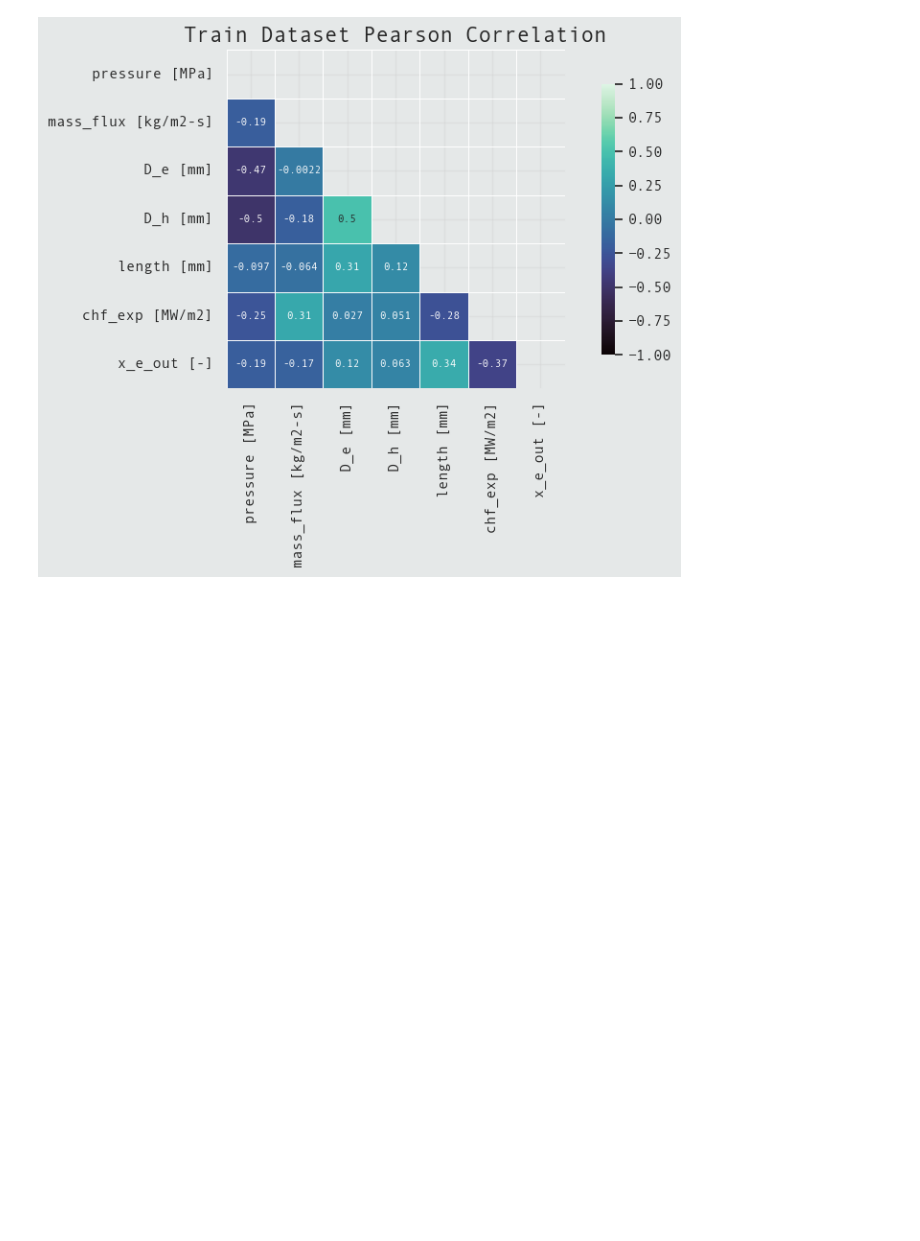
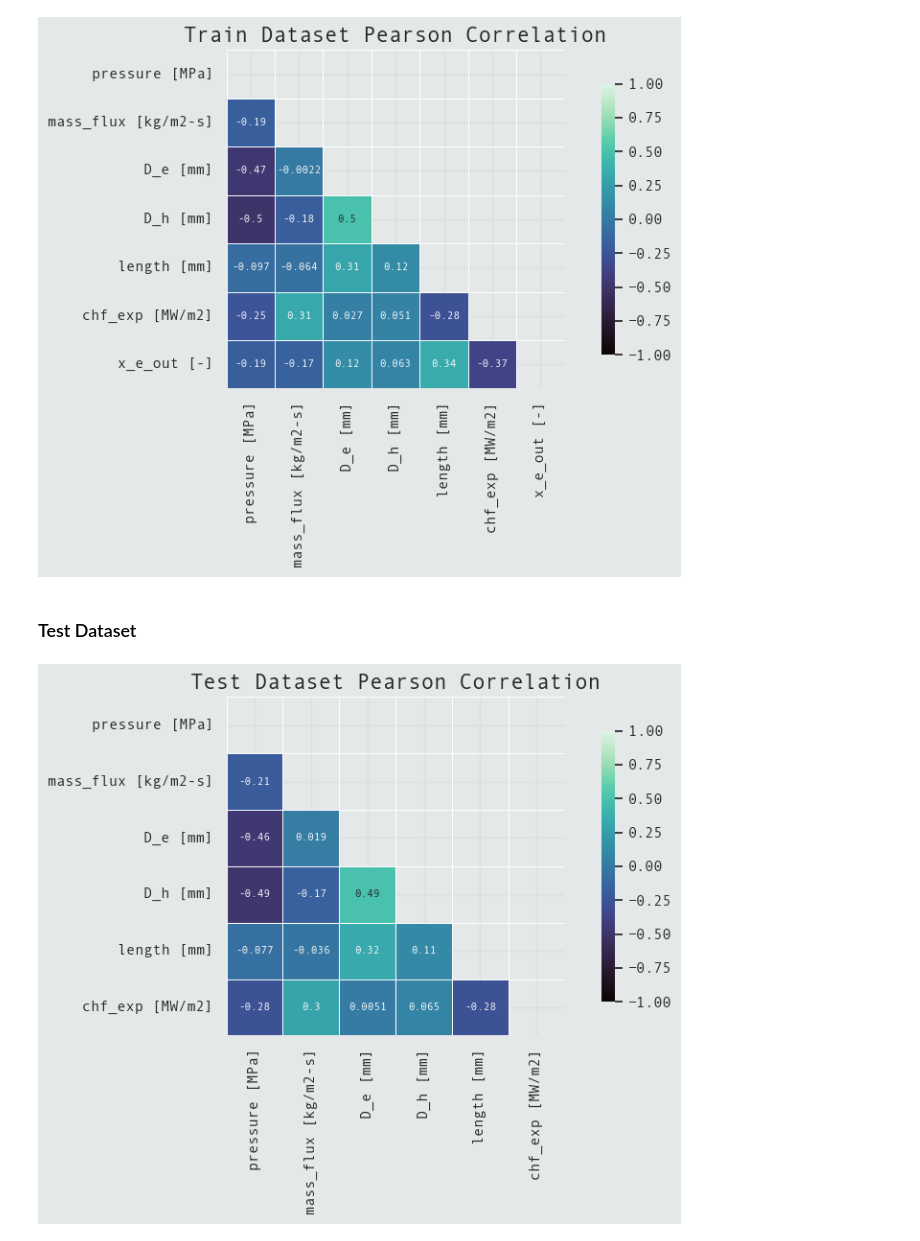
Before and after one commit to Volscente/kaggle_tps, a Jupyter notebook: notebooks/S3E15/heat_flux_feature_imputation.ipynb, the cells around one changed output. Drawn from its saved outputs; the diff is of its cells as text; code cells hidden in the pictures; blank space fills up the shorter version.

```diff
--- a/notebooks/S3E15/heat_flux_feature_imputation.ipynb
+++ b/notebooks/S3E15/heat_flux_feature_imputation.ipynb
@@ -334,3 +382,38 @@ plt.tight_layout()
 plt.show()
 # %% [output]
 [figure]
+# %% [markdown]
+### Test Dataset
+# %%
+# Compute the correlation matrix
+test_correlation_matrix = test_data[raw_numerical_features].corr()
+# %%
+# Generate a mask for the upper triangle
+test_correlation_mask = np.triu(np.ones_like(test_correlation_matrix, dtype=bool))
+# %%
+# Define figure and axis
+figure, ax = plt.subplots(figsize=(9, 6))
+
+# Plot the correlation matrix
+sns.heatmap(test_correlation_matrix,
+            mask=test_correlation_mask,
+            cmap='mako',
+            vmax=1.0,
+            vmin=-1.0,
+            center=0,
+            square=True,
+            linewidths=.5,
+            annot=True,
+            annot_kws={'fontsize': 8},
+            cbar_kws={"shrink":.8, 'orientation':'vertical'})
+
+# Set title
+ax.set_title('Test Dataset Pearson Correlation',
+             fontsize=16,
+             fontweight='bold')
+
+plt.tight_layout()
+
+plt.show()
+# %% [output]
+[figure, added]
```
Also changed, not shown: parts of 1 cell of this notebook.
